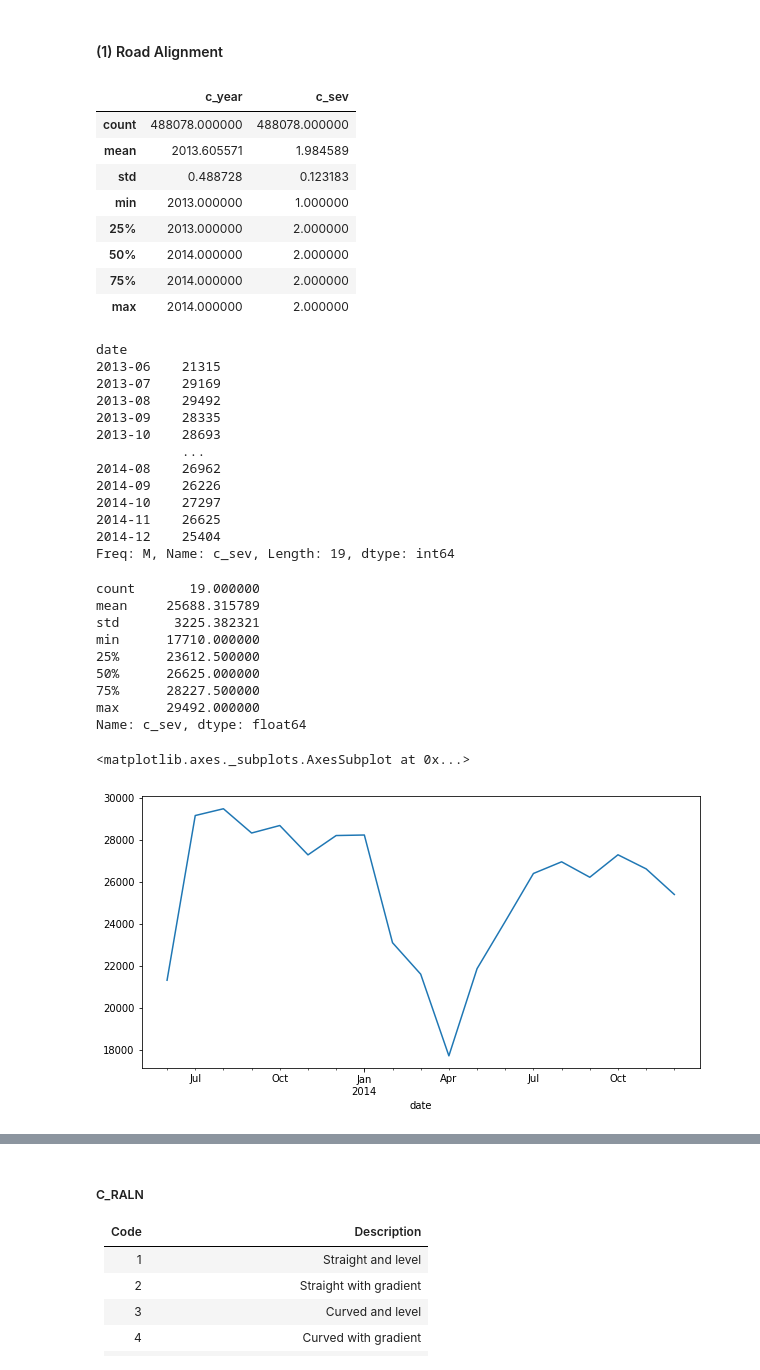
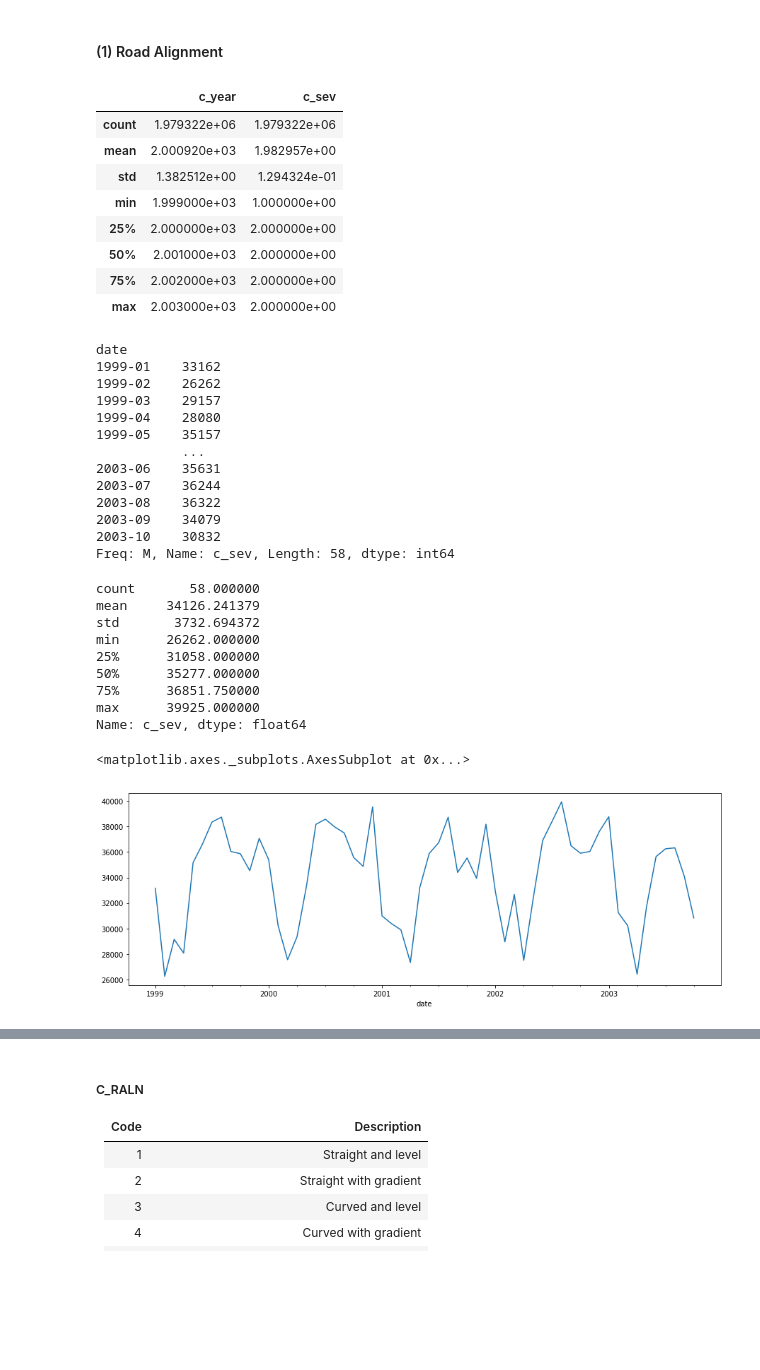
Before and after one commit to rynho/3250-G3, a Jupyter notebook: jupyterNB/G3_Project_Boris.ipynb, the cells around one changed output, grey strips where cells are left out. Drawn from its saved outputs; the diff is of its cells as text; code cells hidden in the pictures; blank space fills up the shorter version.

```diff
--- a/jupyterNB/G3_Project_Boris.ipynb
+++ b/jupyterNB/G3_Project_Boris.ipynb
@@ -24,7 +24,7 @@ from numpy import nan as NA
 # %%
 #accident = pd.read_csv('NCDB_1999_to_2014.csv', engine = 'python')
 #accident = pd.read_csv('NCDB_1999_to_2014_s.csv', engine = 'python')
-accident = pd.read_csv('../../data/NCDB_1999_to_2014_s.csv', engine = 'python') #-- small
+accident = pd.read_csv('../../data/small/NCDB_1999_to_2014-000.csv', engine = 'python') #-- small
 #accident = pd.read_csv('../../data/NCDB_1999_to_2014.csv', engine = 'python') # -- full
 # %%
 #replace all column head to lower case.
@@ -207,47 +207,47 @@ P.S.: We don't need to analyse all categories.
 df.describe()
 # %% [output]
 |  | c_year | c_sev |
-| count | 488078.000000 | 488078.000000 |
-| mean | 2013.605571 | 1.984589 |
-| std | 0.488728 | 0.123183 |
-| min | 2013.000000 | 1.000000 |
-| 25% | 2013.000000 | 2.000000 |
-| 50% | 2014.000000 | 2.000000 |
-| 75% | 2014.000000 | 2.000000 |
-| max | 2014.000000 | 2.000000 |
+| count | 1.979322e+06 | 1.979322e+06 |
+| mean | 2.000920e+03 | 1.982957e+00 |
+| std | 1.382512e+00 | 1.294324e-01 |
+| min | 1.999000e+03 | 1.000000e+00 |
+| 25% | 2.000000e+03 | 2.000000e+00 |
+| 50% | 2.001000e+03 | 2.000000e+00 |
+| 75% | 2.002000e+03 | 2.000000e+00 |
+| max | 2.003000e+03 | 2.000000e+00 |
 # %%
 df_m=df.groupby(level=0)['c_sev'].count()
 df_m
 # %% [output]
 date
-2013-06    21315
-2013-07    29169
-2013-08    29492
-2013-09    28335
-2013-10    28693
+1999-01    33162
+1999-02    26262
+1999-03    29157
+1999-04    28080
+1999-05    35157
            ...
-2014-08    26962
-2014-09    26226
-2014-10    27297
-2014-11    26625
-2014-12    25404
-Freq: M, Name: c_sev, Length: 19, dtype: int64
+2003-06    35631
+2003-07    36244
+2003-08    36322
+2003-09    34079
+2003-10    30832
+Freq: M, Name: c_sev, Length: 58, dtype: int64
 # %%
 df_m.describe()
 # %% [output]
-count       19.000000
-mean     25688.315789
-std       3225.382321
-min      17710.000000
-25%      23612.500000
-50%      26625.000000
-75%      28227.500000
-max      29492.000000
+count       58.000000
+mean     34126.241379
+std       3732.694372
+min      26262.000000
+25%      31058.000000
+50%      35277.000000
+75%      36851.750000
+max      39925.000000
 Name: c_sev, dtype: float64
 # %%
-df_m.plot(figsize=(10,5))
+df_m.plot(figsize=(15,5))
 # %% [output]
 <matplotlib.axes._subplots.AxesSubplot at 0x...>
-[figure, old version]
+[figure, new version]
 # %%
 from pandas.plotting import autocorrelation_plot
```
Also changed, not shown: parts of 7 cells of this notebook.
